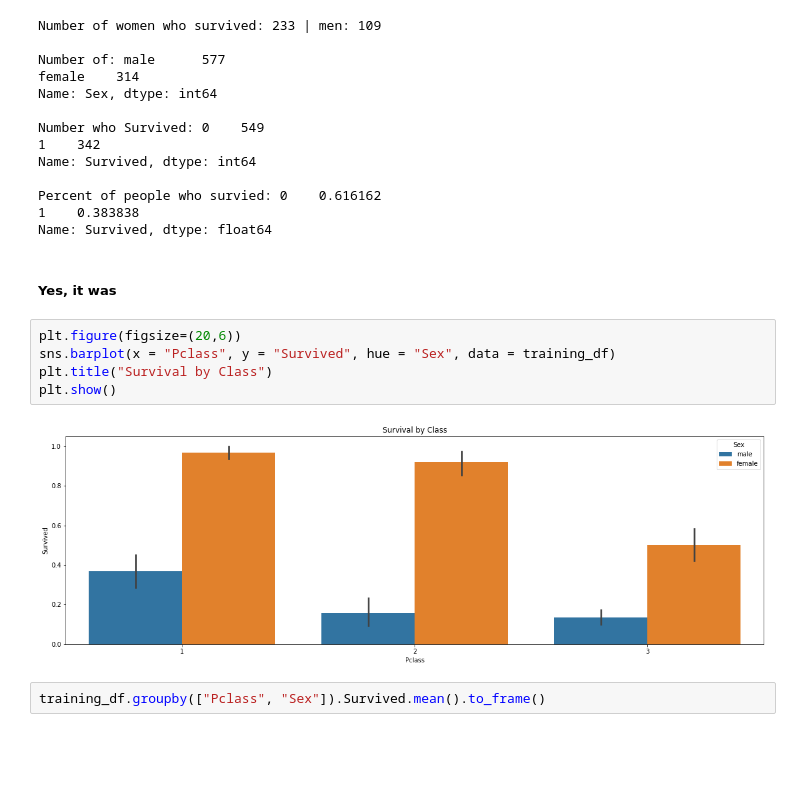
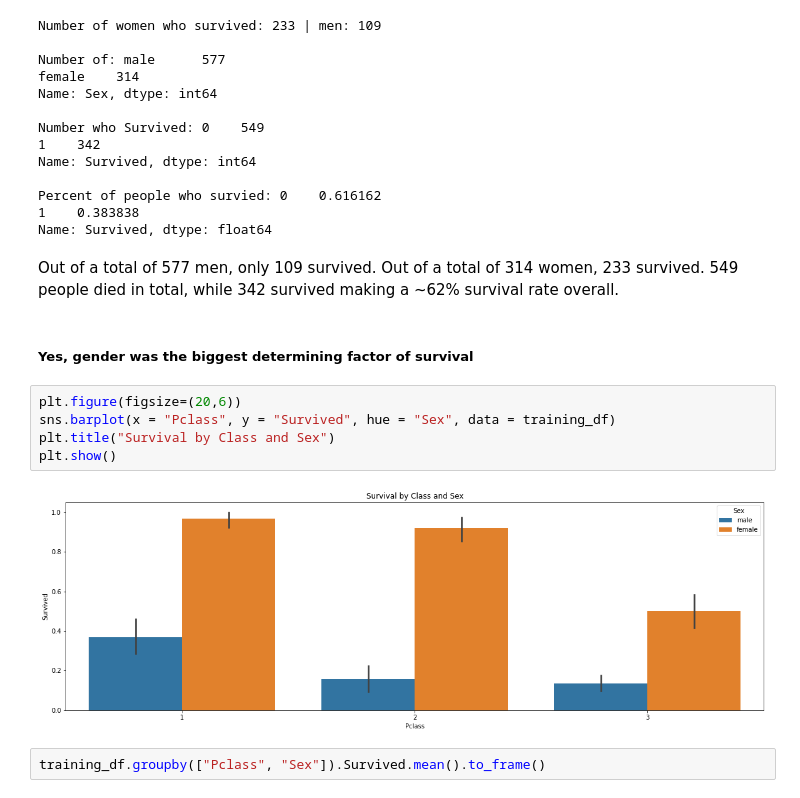
Before and after one commit to jonivrapi/applied-ml, a Jupyter notebook: assignments/assignment4/Vrapi-Assignment4.ipynb, the cells around one changed output. Cells and saved outputs as stored; diff of their text form; blank space fills up the shorter version.

```diff
--- a/assignments/assignment4/Vrapi-Assignment4.ipynb
+++ b/assignments/assignment4/Vrapi-Assignment4.ipynb
@@ -116,15 +127,17 @@ Name: Survived, dtype: int64
 Percent of people who survied: 0    0.616162
 1    0.383838
 Name: Survived, dtype: float64
+# %% [markdown]
+Out of a total of 577 men, only 109 survived. Out of a total of 314 women, 233 survived. 549 people died in total, while 342 survived making a ~62% survival rate overall.
 # %% [markdown]
-##### Yes, it was
+##### Yes, gender was the biggest determining factor of survival
 # %%
 plt.figure(figsize=(20,6))
 sns.barplot(x = "Pclass", y = "Survived", hue = "Sex", data = training_df)
-plt.title("Survival by Class")
+plt.title("Survival by Class and Sex")
 plt.show()
 # %% [output]
-[figure, old version]
+[figure, new version]
 # %%
 training_df.groupby(["Pclass", "Sex"]).Survived.mean().to_frame()
 # %% [output]
```
Also changed, not shown: parts of 25 cells of this notebook.
